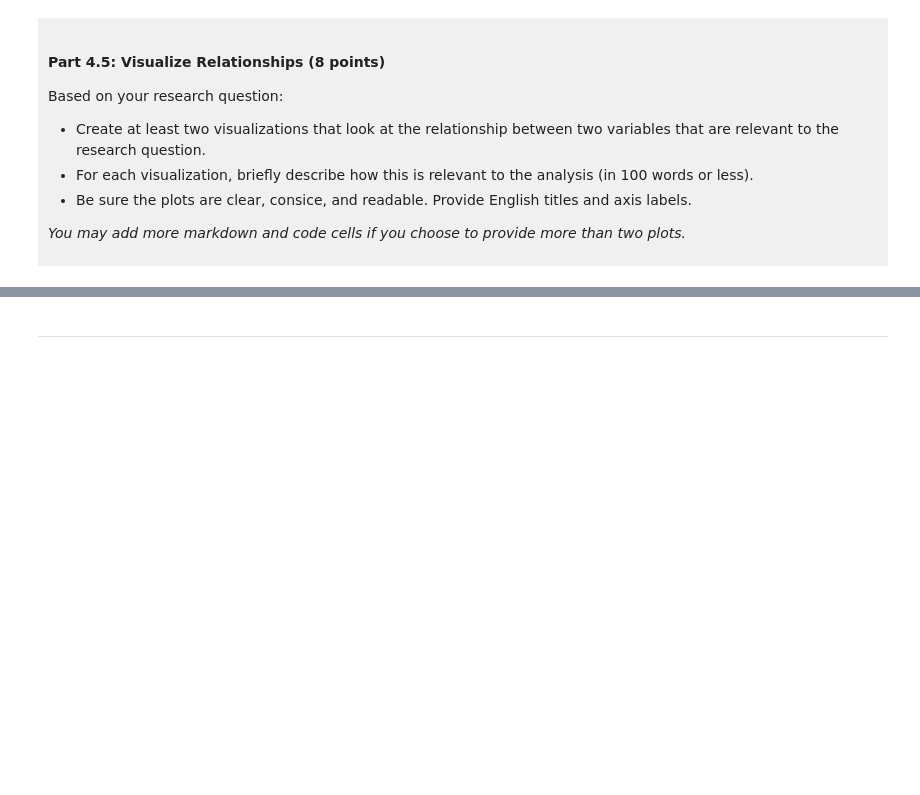
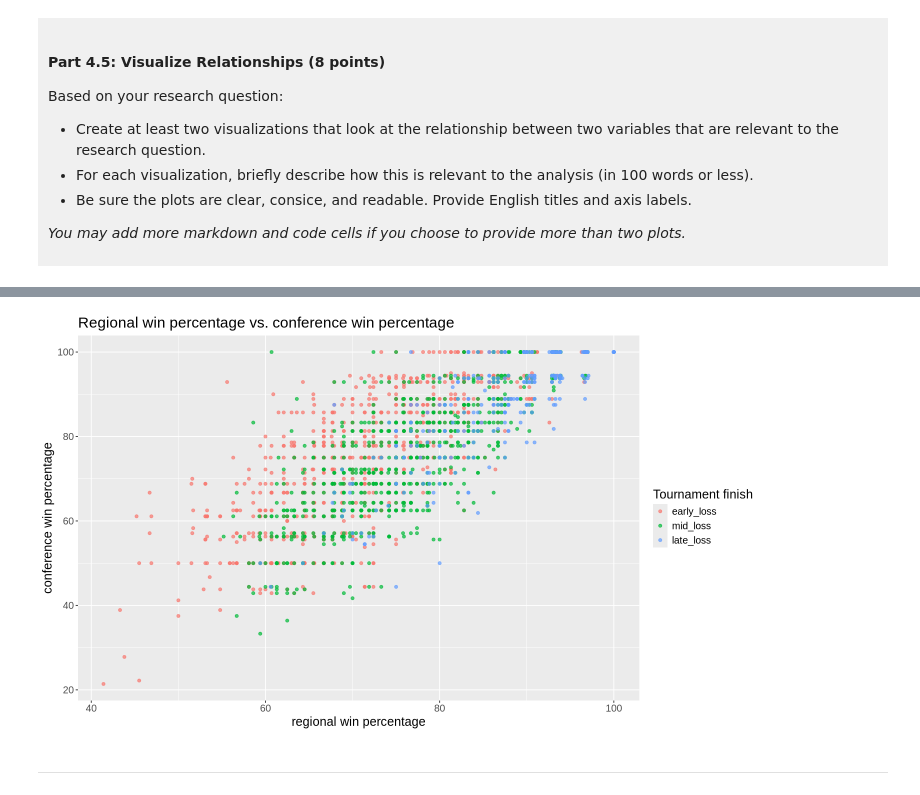
Before and after one commit to shayan631/dsci-100-project-shayan-miri, a Jupyter notebook: dsci-100-project-notebook.ipynb, the cells around one changed output, grey strips where cells are left out. Cells and saved outputs as stored; diff of their text form; code cells hidden in the pictures; blank space fills up the shorter version.

```diff
--- a/dsci-100-project-notebook.ipynb
+++ b/dsci-100-project-notebook.ipynb
@@ -317,5 +409,20 @@ Visualization 2: %%% EDIT THIS MARKDOWN CELL%%%
 # %%
-### EDIT THIS CODE CELL FOR VISUALIZATION 2###
+options(repr.plot.width = 12, repr.plot.height = 7)
+
+basketball_condensed_finish <- basketball_tidy |> mutate(finish_condensed = fct_collapse(tourney_finish,
+                                                                                        early_loss = c("opening_round_loss", "first_round_loss"),
+                                                                                        mid_loss = c("second_round_loss", "top_16_loss"),
+                                                                                        late_loss = c("top_8_loss", "top_4_loss", "top_2_loss", "champ")),
+                                                        finish_condensed = fct_relevel(finish_condensed, "early_loss","mid_loss","late_loss"))
+# condensed to improve readibility
+viz2 <- basketball_condensed_finish |> filter(!is.na(conf_wins_pct)) |> arrange(finish_condensed) |>
+    ggplot(aes(x = reg_wins_pct, y = conf_wins_pct, colour = finish_condensed)) +
+    geom_point(alpha = 0.7) +
+    labs(x = "regional win percentage", y = "conference win percentage", colour = "Tournament finish", title = "Regional win percentage vs. conference win percentage") +
+    theme(text = element_text(size = 15))
+viz2
+# %% [output]
+[figure, added]
 # %% [markdown]
 ------
 # %% [markdown]
```
Also changed, not shown: parts of 10 cells of this notebook.
